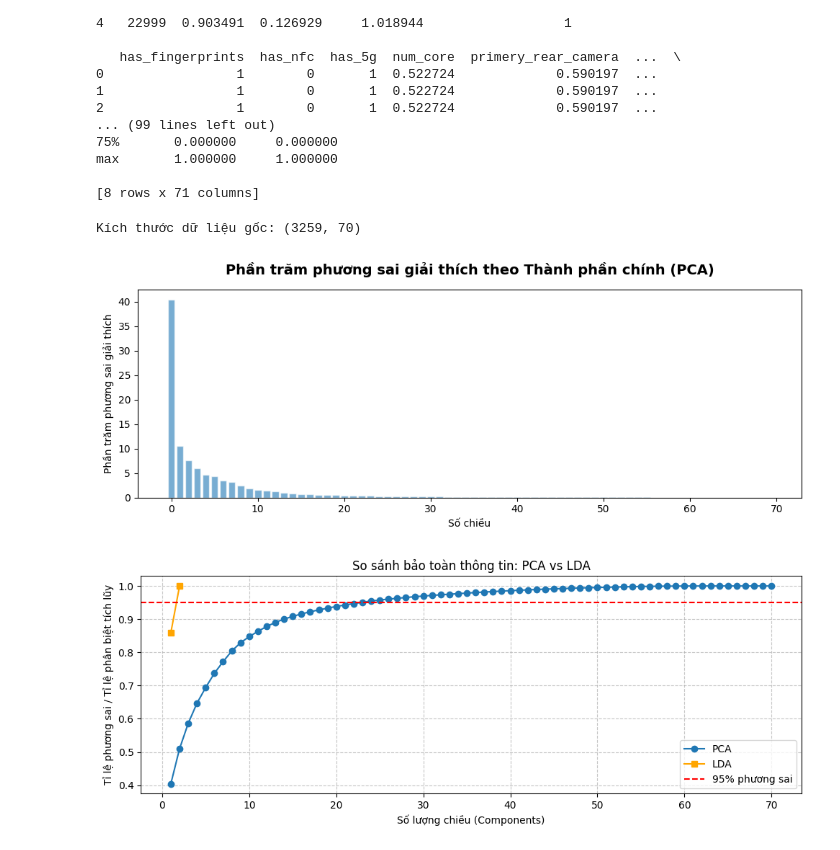
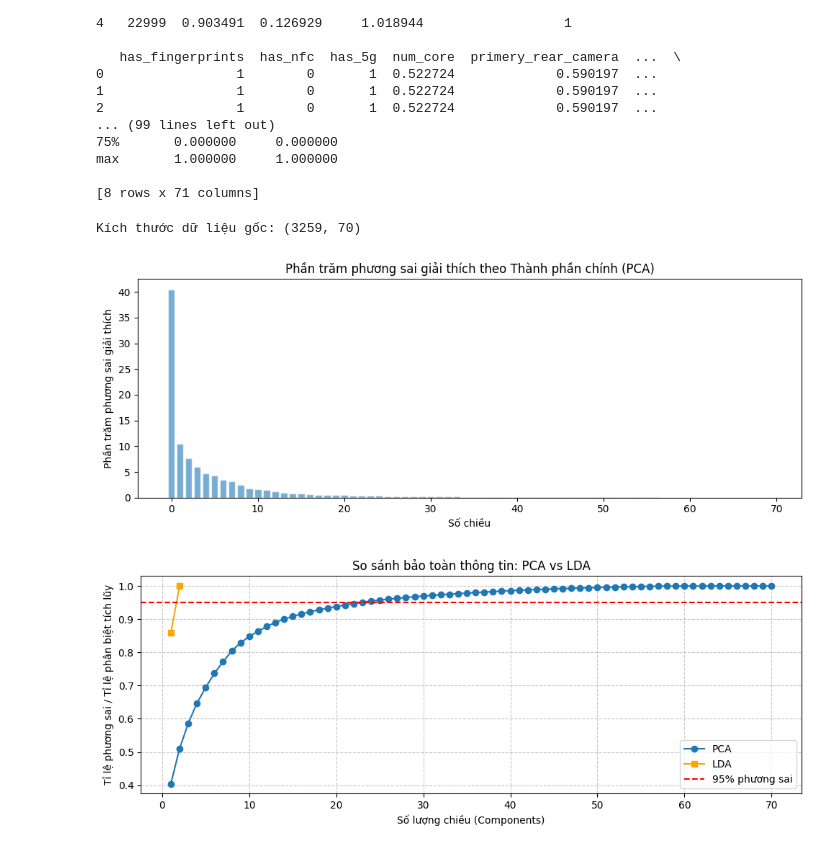
Before and after one commit to grst0610/Machine-learning, a Jupyter notebook: project.ipynb, the cells around one changed output. Cells and saved outputs as stored; diff of their text form; code cells hidden in the pictures.

```diff
--- a/project.ipynb
+++ b/project.ipynb
@@ -129,0 +129,24 @@ max                  8.00            165.00
+# %%
+import matplotlib.pyplot as plt
+import seaborn as sns
+
+plt.style.use('default')
+sns.set_theme(style="whitegrid")
+
+plt.figure(figsize=(10, 6))
+
+# Lọc các biến dạng số
+numeric_df = df.select_dtypes(include=['int64', 'float64'])
+
+# Tính tương quan riêng với cột 'Price',
+corr_with_price = numeric_df.corr()['Price'].drop('Price').sort_values(ascending=False)
+
+# Vẽ biểu đồ thanh ngang
+sns.barplot(x=corr_with_price.values, y=corr_with_price.index, palette='coolwarm')
+
+plt.title('Mức Độ Tương Quan Của Các Đặc Trưng Với Giá Điện Thoại', fontsize=15, fontweight='bold')
+plt.xlabel('Hệ số tương quan (Pearson)', fontsize=12)
+plt.ylabel('Đặc trưng (Features)', fontsize=12)
+plt.axvline(x=0, color='black', linestyle='--') # Thêm đường ranh giới 0
+plt.tight_layout()
+plt.show()
@@ -318,35 +298,35 @@ print(f"Kích thước dữ liệu gốc: {X.shape}")
 lda = LinearDiscriminantAnalysis(n_components=2)
 X_lda = lda.fit_transform(X, y_class)
 
 # Giảm chiều bằng PCAA
 pca = PCA()
 X_pca = pca.fit_transform(X)
 
 
 plt.style.use('default')
 # Lấy mảng tỷ lệ phương sai của từng cột và nhân 100 để ra phần trăm (%)
 explained_variance_pct = pca.explained_variance_ratio_ * 100
 
 # Vẽ biểu đồ Bar Chart
 plt.figure(figsize=(10, 4))
 
 plt.bar(
     range(len(explained_variance_pct)),
     explained_variance_pct,
     alpha=0.6,
     color='tab:blue',
     edgecolor='white'
 )
 
 plt.xlabel('Số chiều')
 plt.ylabel('Phần trăm phương sai giải thích')
-plt.title('Phần trăm phương sai giải thích theo Thành phần chính (PCA)', fontsize=14, pad=15, fontweight='bold')
+plt.title('Phần trăm phương sai giải thích theo Thành phần chính (PCA)')
 
 plt.tight_layout()
 plt.show()
 # %% [output]
 Kích thước dữ liệu gốc: (3259, 70)
-[figure, old version]
+[figure, new version]
 # %%
 plt.figure(figsize=(10, 4))
 
```
Also changed, not shown: parts of 5 cells of this notebook.
